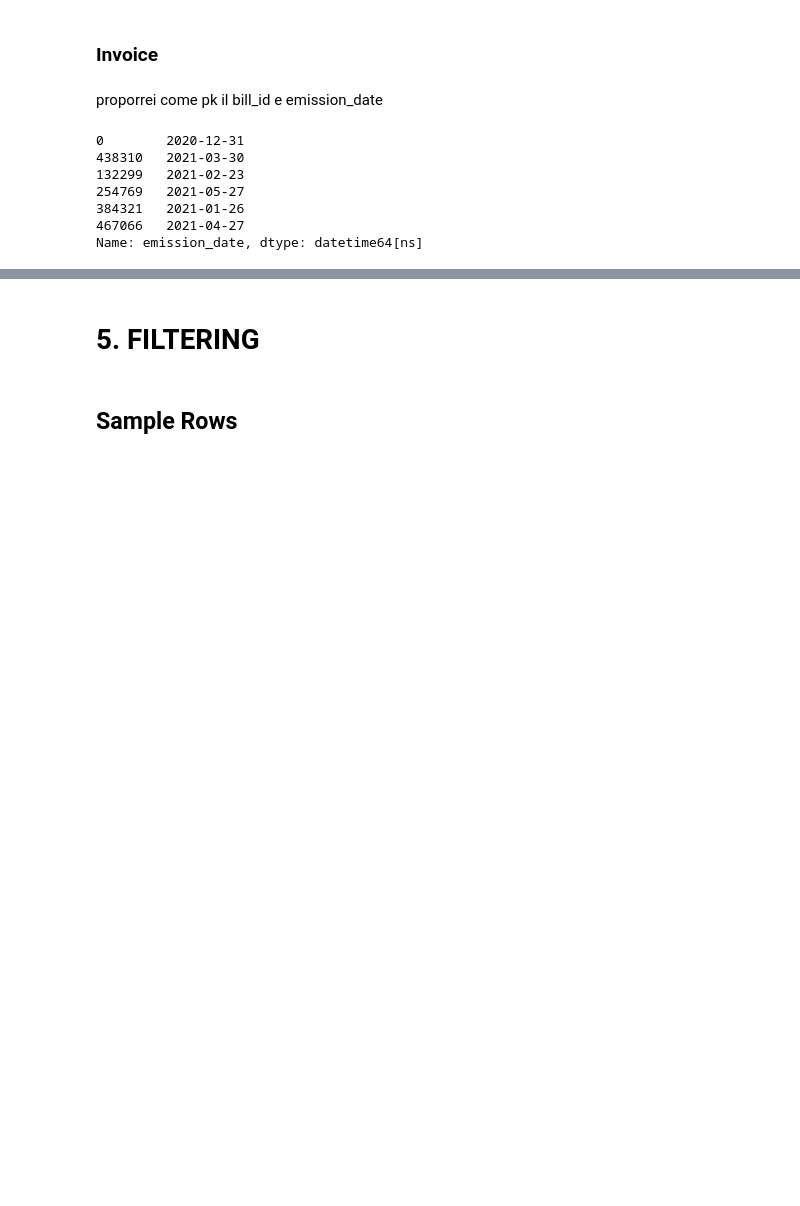
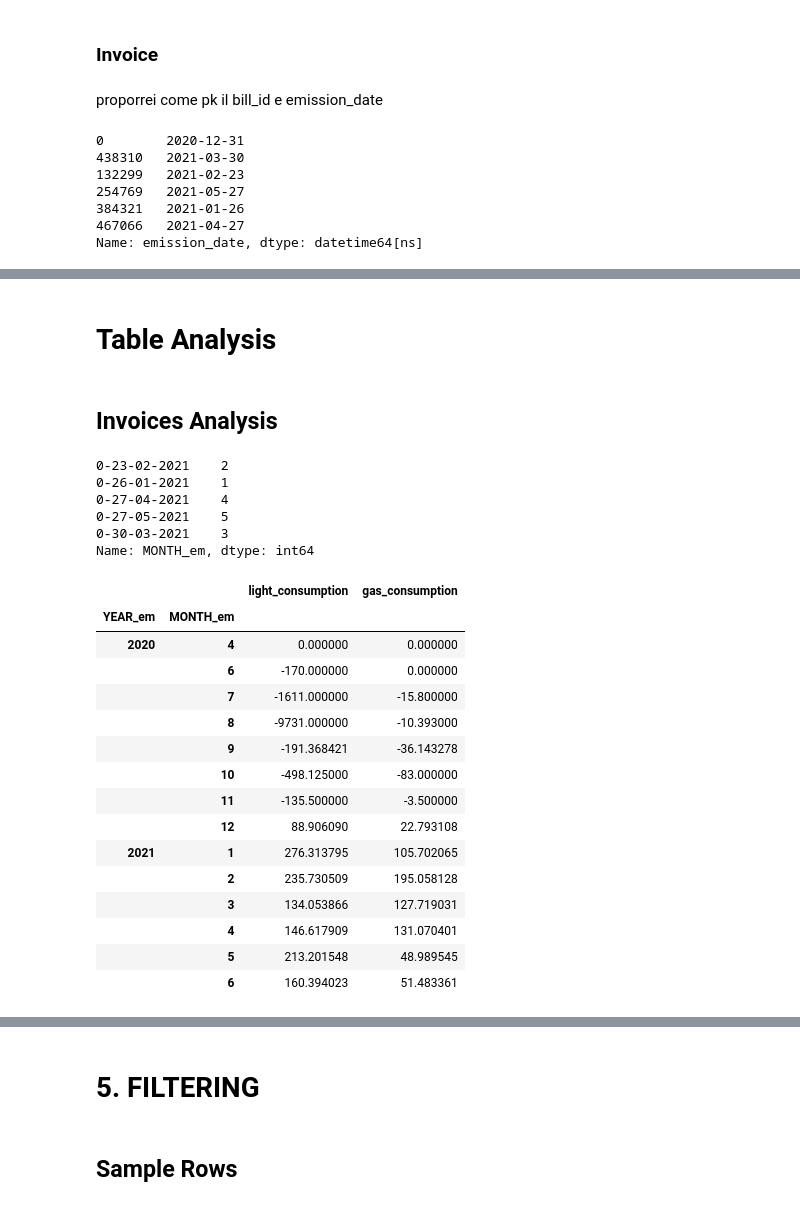
Before and after one commit to Il-Pela/BDMG-Project, a Jupyter notebook: Pelacani.ipynb, the cells around one changed output, grey strips where cells are left out. Drawn from its saved outputs; the diff is of its cells as text; code cells hidden in the pictures; blank space fills up the shorter version.

```diff
--- a/Pelacani.ipynb
+++ b/Pelacani.ipynb
@@ -1728,0 +2079,34 @@ invoice_df.head()
+# %% [markdown]
+# Table Analysis
+# %% [markdown]
+## Invoices Analysis
+# %%
+invoice_df = invoice_df.assign(MONTH_em = invoice_df['emission_date'].dt.month)
+invoice_df = invoice_df.assign(YEAR_em = invoice_df['emission_date'].dt.year)
+invoice_df['MONTH_em'].head()
+# %% [output]
+0-23-02-2021    2
+0-26-01-2021    1
+0-27-04-2021    4
+0-27-05-2021    5
+0-30-03-2021    3
+Name: MONTH_em, dtype: int64
+# %%
+invoice_df.groupby(by=['YEAR_em', 'MONTH_em'])[['light_consumption', 'gas_consumption']].mean().compute()
+# %% [output]
+|  |  | light_consumption | gas_consumption |
+| YEAR_em | MONTH_em |  |  |
+| 2020 | 4 | 0.000000 | 0.000000 |
+|  | 6 | -170.000000 | 0.000000 |
+|  | 7 | -1611.000000 | -15.800000 |
+|  | 8 | -9731.000000 | -10.393000 |
+|  | 9 | -191.368421 | -36.143278 |
+|  | 10 | -498.125000 | -83.000000 |
+|  | 11 | -135.500000 | -3.500000 |
+|  | 12 | 88.906090 | 22.793108 |
+| 2021 | 1 | 276.313795 | 105.702065 |
+|  | 2 | 235.730509 | 195.058128 |
+|  | 3 | 134.053866 | 127.719031 |
+|  | 4 | 146.617909 | 131.070401 |
+|  | 5 | 213.201548 | 48.989545 |
+|  | 6 | 160.394023 | 51.483361 |
```
Also changed, not shown: parts of 63 cells of this notebook.
